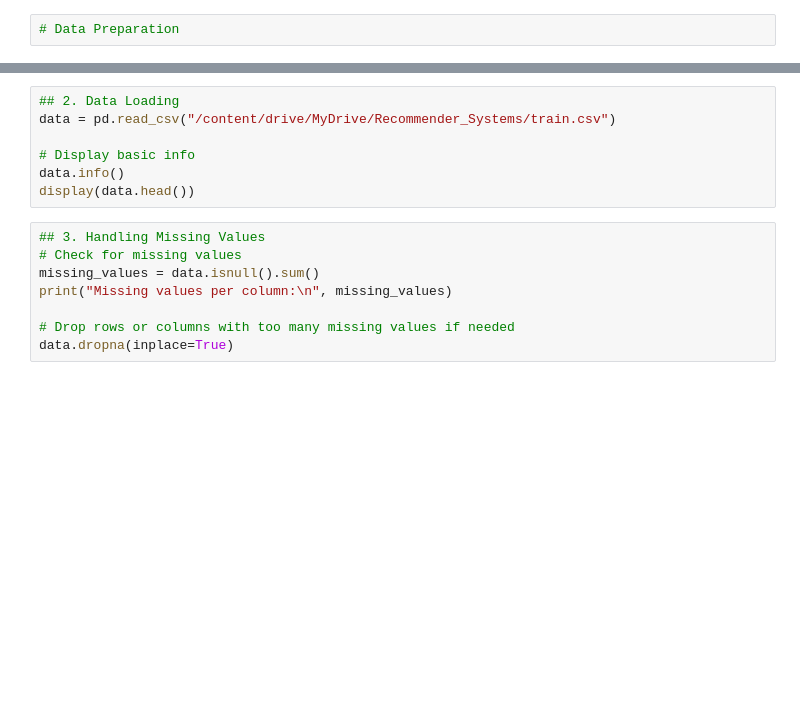
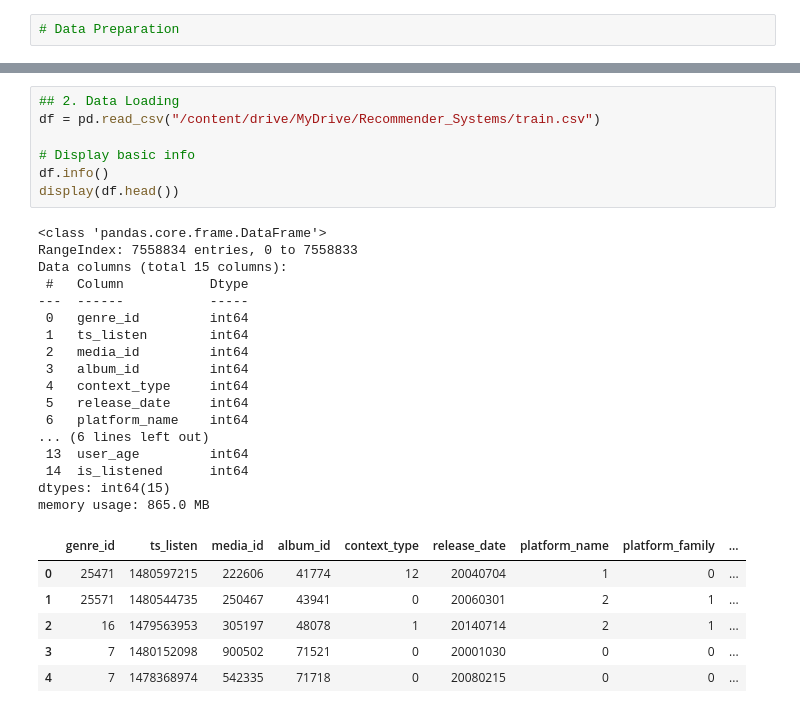
Before and after one commit to migub/recommender-systems, a Jupyter notebook: Notebooks/01_Data_Preprocessing.ipynb, the cells around one changed output, grey strips where cells are left out. Drawn from its saved outputs; the diff is of its cells as text; blank space fills up the shorter version.

```diff
--- a/Notebooks/01_Data_Preprocessing.ipynb
+++ b/Notebooks/01_Data_Preprocessing.ipynb
@@ -13,16 +17,32 @@ drive.mount('/content/drive')
 # %%
 ## 2. Data Loading
-data = pd.read_csv("/content/drive/MyDrive/Recommender_Systems/train.csv")
+df = pd.read_csv("/content/drive/MyDrive/Recommender_Systems/train.csv")
 
 # Display basic info
-data.info()
-display(data.head())
+df.info()
+display(df.head())
+# %% [output]
+<class 'pandas.core.frame.DataFrame'>
+RangeIndex: 7558834 entries, 0 to 7558833
+Data columns (total 15 columns):
+ #   Column           Dtype
+---  ------           -----
+ 0   genre_id         int64
+ 1   ts_listen        int64
+ 2   media_id         int64
+ 3   album_id         int64
+ 4   context_type     int64
+ 5   release_date     int64
+ 6   platform_name    int64
+... (6 lines left out)
+ 13  user_age         int64
+ 14  is_listened      int64
+dtypes: int64(15)
+memory usage: 865.0 MB
+|  | genre_id | ts_listen | media_id | album_id | context_type | release_date | platform_name | platform_family | ... |
+| 0 | 25471 | 1480597215 | 222606 | 41774 | 12 | 20040704 | 1 | 0 | ... |
+| 1 | 25571 | 1480544735 | 250467 | 43941 | 0 | 20060301 | 2 | 1 | ... |
+| 2 | 16 | 1479563953 | 305197 | 48078 | 1 | 20140714 | 2 | 1 | ... |
+| 3 | 7 | 1480152098 | 900502 | 71521 | 0 | 20001030 | 0 | 0 | ... |
+| 4 | 7 | 1478368974 | 542335 | 71718 | 0 | 20080215 | 0 | 0 | ... |
-# %%
-## 3. Handling Missing Values
-# Check for missing values
-missing_values = data.isnull().sum()
-print("Missing values per column:\n", missing_values)
-
-# Drop rows or columns with too many missing values if needed
-data.dropna(inplace=True)
 # %%
```
Also changed, not shown: parts of 7 cells of this notebook.
